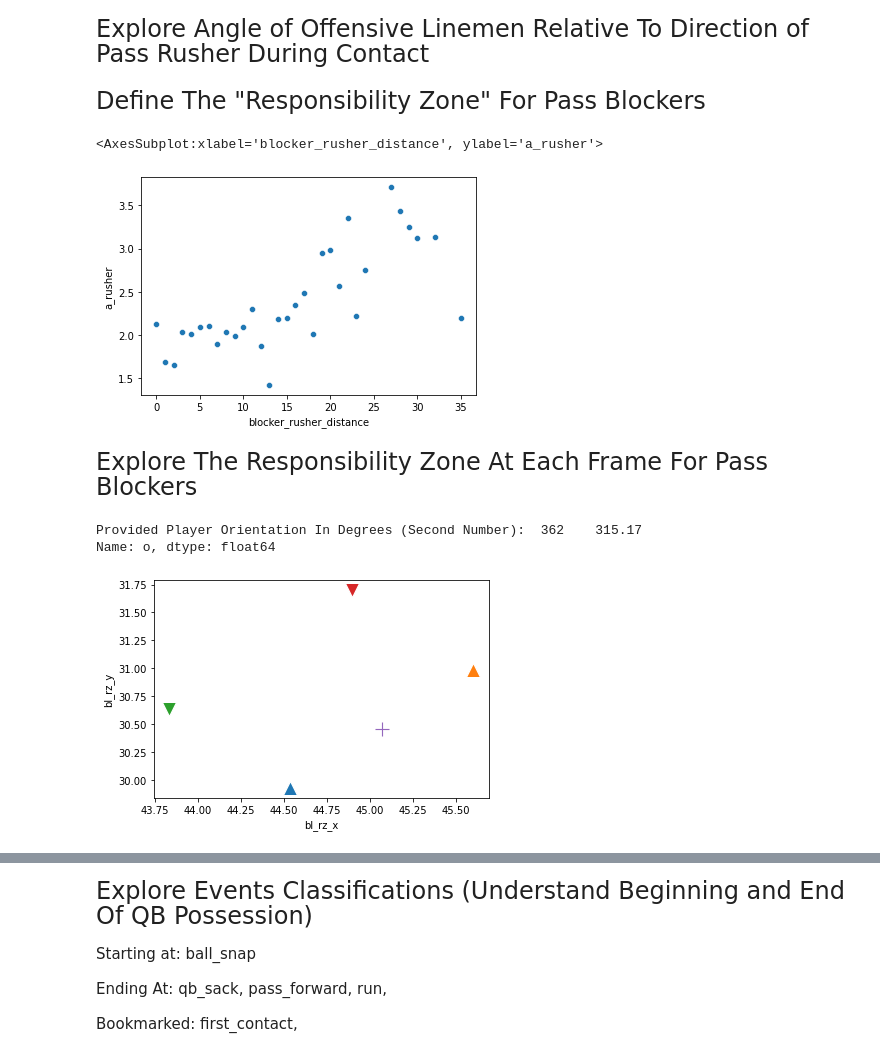
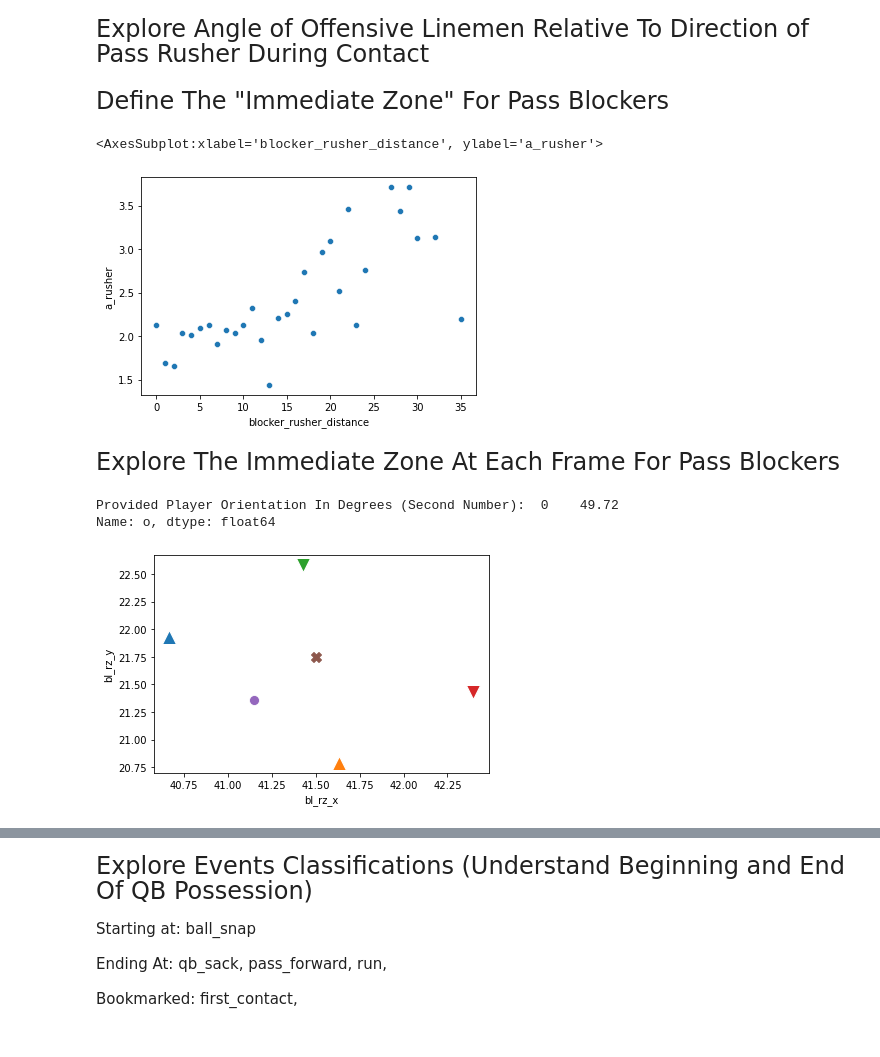
Before and after one commit to peterlmajors/FSAS_BigDataBowl_2023, a Jupyter notebook: Exploratory_Analysis.ipynb, the cells around one changed output, grey strips where cells are left out. Cells and saved outputs as stored; diff of their text form; code cells hidden in the pictures.

```diff
--- a/Exploratory_Analysis.ipynb
+++ b/Exploratory_Analysis.ipynb
@@ -386,5 +386,5 @@ Text(0, 0.5, 'Euclidead Distance From Quarterback')
 # %% [markdown]
-<font size="5"> Define The "Responsibility Zone" For Pass Blockers </font>
+<font size="5"> Define The "Immediate Zone" For Pass Blockers </font>
 # %%
 #Gather Data And Fields Relevant To Answering The Question
 
@@ -418,40 +418,65 @@ ptrack_resp_box['diff_btw_rusher_dir_blocker_o'] = abs((ptrack_resp_box.dir_rush
 # %%
 #How Far Away From A Blocker Does A Pass Rusher Slow Down or Deccelerate? (1 Yard In Front and 1.5 Yards Across (.75 Either Side))
 #Filter Down To Where Rusher Direction and Blocker Orientation Are Generally Matched (25 Degrees In Either Direction)
-ptrack_resp_box_30orless = ptrack_resp_box[ptrack_resp_box.diff_btw_rusher_dir_blocker_o < 10]
+ptrack_imm_box_10orless = ptrack_imm_box[ptrack_imm_box.diff_btw_rusher_dir_blocker_o < 10]
 
 #Speed
-distance_and_speed = pd.DataFrame(ptrack_resp_box_30orless.groupby(round(ptrack_resp_box_30orless.blocker_rusher_distance,0))['s_rusher'].mean()).reset_index()
+#distance_and_speed = pd.DataFrame(ptrack_imm_box_10orless.groupby(round(ptrack_imm_box_10orless.blocker_rusher_distance,0))['s_rusher'].mean()).reset_index()
 #sns.scatterplot(distance_and_speed.blocker_rusher_distance, distance_and_speed.s_rusher)
 
 #Acceleration
-distance_and_acceleration = pd.DataFrame(ptrack_resp_box_30orless.groupby(round(ptrack_resp_box_30orless.blocker_rusher_distance,0))['a_rusher'].mean()).reset_index()
+distance_and_acceleration = pd.DataFrame(ptrack_imm_box_10orless.groupby(round(ptrack_imm_box_10orless.blocker_rusher_distance,0))['a_rusher'].mean()).reset_index()
 sns.scatterplot(distance_and_acceleration.blocker_rusher_distance, distance_and_acceleration.a_rusher)
 
 #Acceleration Hit Their Lowest Rates Within 1-2 Yards of The Pass Blocker!!
 # %% [output]
 <AxesSubplot:xlabel='blocker_rusher_distance', ylabel='a_rusher'>
-[figure, old version]
+[figure, new version]
 # %% [markdown]
-<font size="5"> Explore The Responsibility Zone At Each Frame For Pass Blockers </font>
+<font size="5"> Explore The Immediate Zone At Each Frame For Pass Blockers </font>
+# %%
+#Create The Immediate Zone In The Main ptrack Data Frame
+
+#Define The Width And Depth Of This Zone
+imm_box_width = .75
+imm_box_depth = 1
+
+#bl = Bottom Left
+ptrack['bl_rz_x'] = ptrack.x - (imm_box_width * np.cos(np.radians(ptrack.o)))
+ptrack['bl_rz_y'] = ptrack.y + (imm_box_width * np.sin(np.radians(ptrack.o)))
+
+#br = Bottom Right
+ptrack['br_rz_x'] = ptrack.x + (imm_box_width * np.cos(np.radians(ptrack.o)))
+ptrack['br_rz_y'] = ptrack.y - (imm_box_width * np.sin(np.radians(ptrack.o)))
+
+#fl = Front Left
+ptrack['fl_rz_x'] = ptrack.bl_rz_x + (imm_box_depth * np.cos(np.radians(ptrack.o - 90)))
+ptrack['fl_rz_y'] = ptrack.bl_rz_y - (imm_box_depth * np.sin(np.radians(ptrack.o - 90)))
+
+#fr = Front Right
+ptrack['fr_rz_x'] = ptrack.br_rz_x + (imm_box_depth * np.cos(np.radians(ptrack.o - 90)))
+ptrack['fr_rz_y'] = ptrack.br_rz_y - (imm_box_depth * np.sin(np.radians(ptrack.o - 90)))
 # %%
+#Plot Instances of Rushers In A Blocker's Immediate Zone
+
 #Provide Orientation Angle (Whole Number)
-o_angle = 315
+o_angle = 50
 
 #In Order To Test If The Above Calculations Are Correct, First Find Plays With A Known Orientation Angle (Choose One)
 ptrack_o_filter = ptrack.loc[(ptrack.gameId == 2021090900) & (round(ptrack.o,0) == o_angle)].head(1).reset_index()
 
-#Use The Player, Play, and Frame To Create A Scatter Plot With The Responsibility Zone
-ptrack_filter = ptrack.loc[(ptrack.gameId == ptrack_o_filter.at[0, 'gameId']) & (ptrack.playId == ptrack_o_filter.at[0, 'playId']) & (ptrack.nflId == ptrack_o_filter.at[0, 'nflId']) & (ptrack.frameId == ptrack_o_filter.at[0, 'frameId'])]
+#Use The Player, Play, and Frame To Create A Scatter Plot With The Immediate Zone
+ptrack_filter = ptrack.loc[(ptrack.gameId == ptrack_o_filter.at[0, 'gameId']) & (ptrack.playId == ptrack_o_filter.at[0, 'playId']) & (ptrack.nflId == ptrack_o_filter.at[0, 'nflId']) & (ptrack.frameId == ptrack_o_filter.at[0, 'frameId'])].reset_index()
 
-#Plot The Responsibility Zone On A Play
+#Plot The Immediate Zone On A Play
 sns.scatterplot(data = ptrack_filter, x = 'bl_rz_x', y = 'bl_rz_y', marker = '^', s = 200)
 sns.scatterplot(data = ptrack_filter, x = 'br_rz_x', y = 'br_rz_y', marker = '^', s = 200)
 sns.scatterplot(data = ptrack_filter, x = 'fl_rz_x', y = 'fl_rz_y', marker = 'v', s = 200)
 sns.scatterplot(data = ptrack_filter, x = 'fr_rz_x', y = 'fr_rz_y', marker = 'v', s = 200)
-sns.scatterplot(x = ptrack_filter.x, y = ptrack_filter.y, marker = '+', s = 200)
+sns.scatterplot(x = ptrack_filter.x, y = ptrack_filter.y, marker = 'o', s = 100)
+plt.scatter(x = 41.5, y = 21.75, s = 100, marker = 'X')
 print("Provided Player Orientation In Degrees (Second Number): ", ptrack_filter['o'])
 # %% [output]
-Provided Player Orientation In Degrees (Second Number):  362    315.17
+Provided Player Orientation In Degrees (Second Number):  0    49.72
 Name: o, dtype: float64
-[figure, old version]
+[figure, new version]
```
Also changed, not shown: parts of 3 cells of this notebook, 1 other file.
